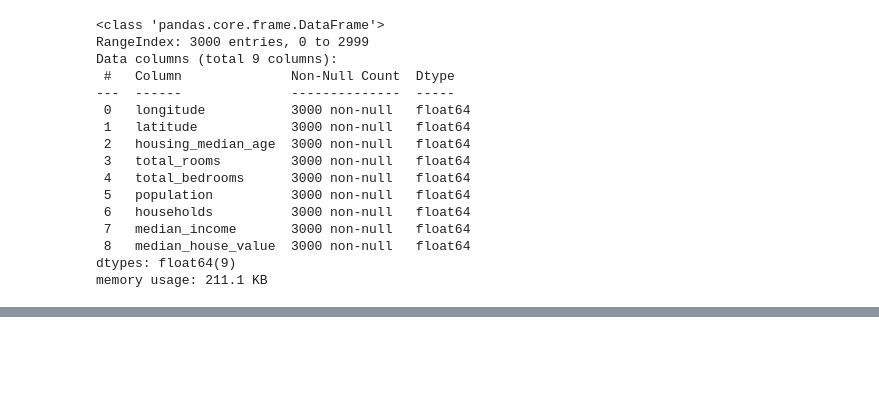
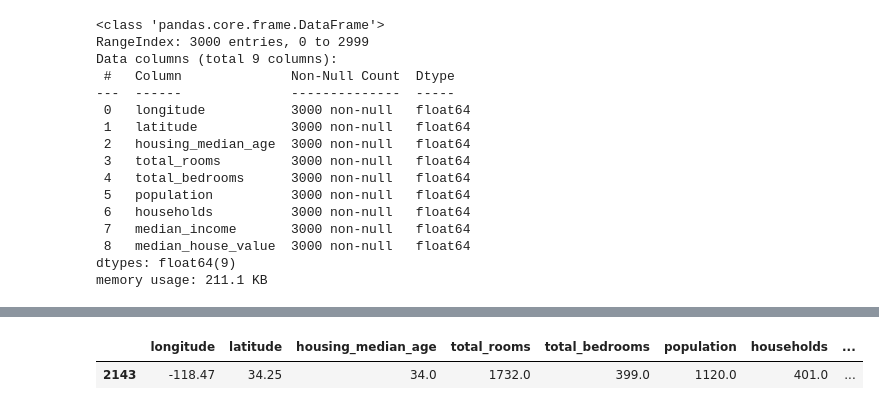
Before and after one commit to Sergeji554/Geekbrains, a Jupyter notebook: seminar_9.ipynb, the cells around one changed output, grey strips where cells are left out. Saved outputs shown, nothing was run; the diff lists cells and outputs as text; code cells hidden in the pictures; blank space fills up the shorter version.

```diff
--- a/seminar_9.ipynb
+++ b/seminar_9.ipynb
@@ -57,0 +78,5 @@ memory usage: 211.1 KB
+# %%
+df.sample()
+# %% [output]
+|  | longitude | latitude | housing_median_age | total_rooms | total_bedrooms | population | households | ... |
+| 2143 | -118.47 | 34.25 | 34.0 | 1732.0 | 399.0 | 1120.0 | 401.0 | ... |
```
Also changed, not shown: parts of 13 cells of this notebook.
